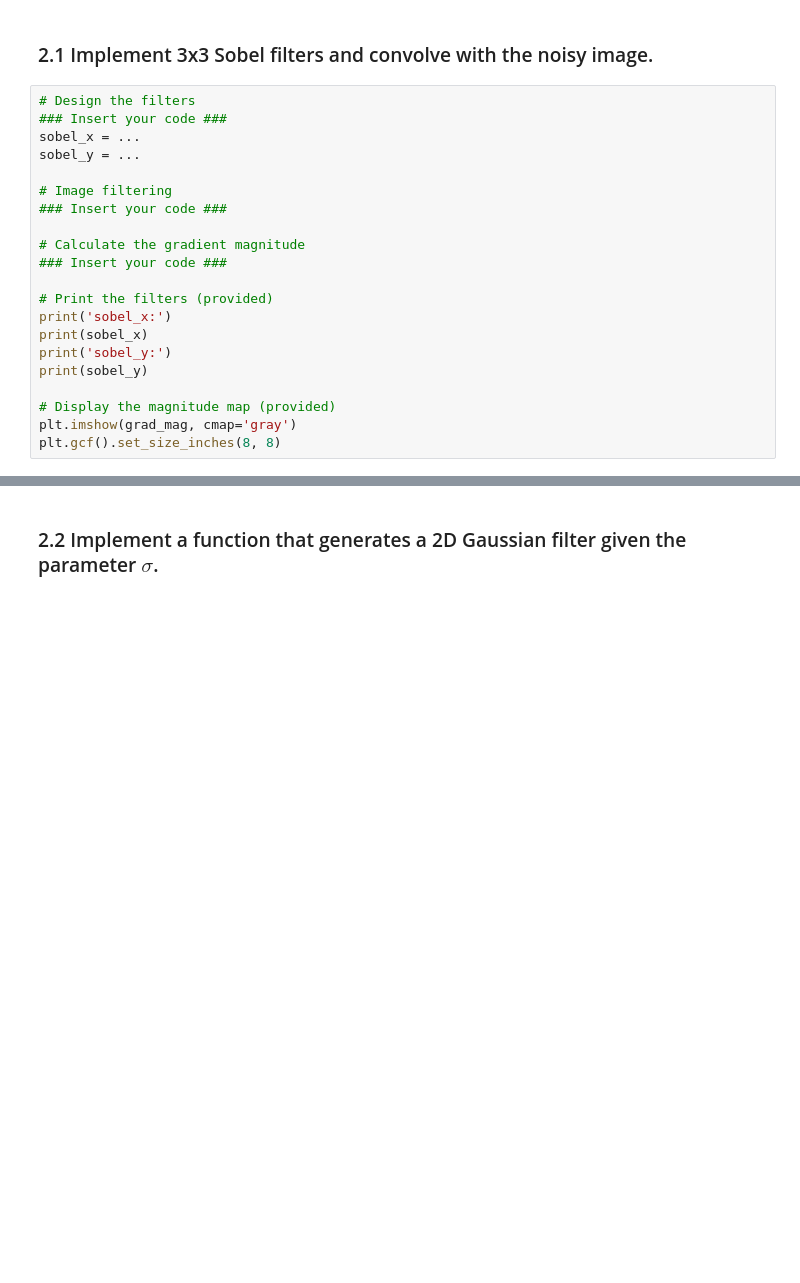
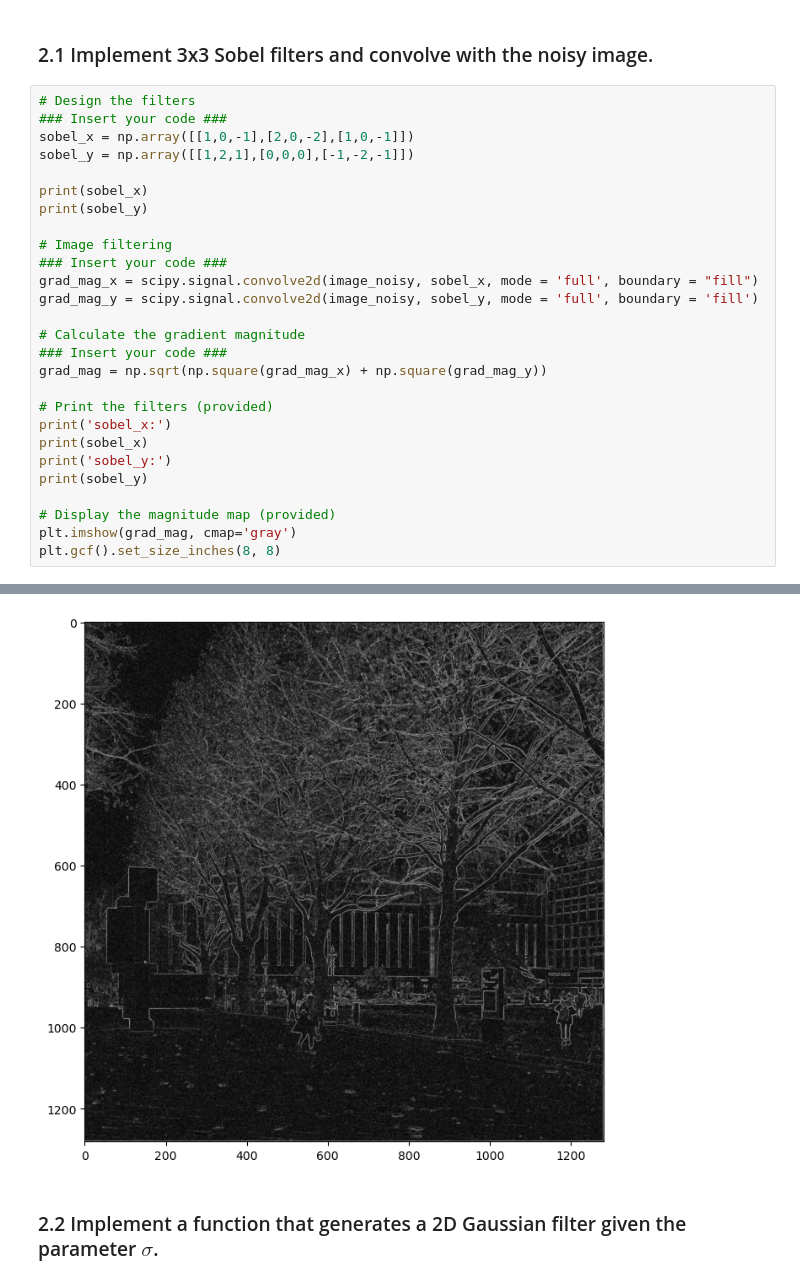
Before and after one commit to swedenfish/Com, a Jupyter notebook: coursework_01/coursework_01.ipynb, the cells around one changed output, grey strips where cells are left out. Drawn from its saved outputs; the diff is of its cells as text; blank space fills up the shorter version.

```diff
--- a/coursework_01/coursework_01.ipynb
+++ b/coursework_01/coursework_01.ipynb
@@ -127,14 +127,20 @@ Perform edge detection using Sobel filtering, as well as Gaussian + Sobel filter
 # %%
 # Design the filters
 ### Insert your code ###
-sobel_x = ...
-sobel_y = ...
+sobel_x = np.array([[1,0,-1],[2,0,-2],[1,0,-1]])
+sobel_y = np.array([[1,2,1],[0,0,0],[-1,-2,-1]])
+
+print(sobel_x)
+print(sobel_y)
 
 # Image filtering
 ### Insert your code ###
+grad_mag_x = scipy.signal.convolve2d(image_noisy, sobel_x, mode = 'full', boundary = "fill")
+grad_mag_y = scipy.signal.convolve2d(image_noisy, sobel_y, mode = 'full', boundary = 'fill')
 
 # Calculate the gradient magnitude
 ### Insert your code ###
+grad_mag = np.sqrt(np.square(grad_mag_x) + np.square(grad_mag_y))
 
 # Print the filters (provided)
 print('sobel_x:')
@@ -145,3 +151,4 @@ print(sobel_y)
 # Display the magnitude map (provided)
 plt.imshow(grad_mag, cmap='gray')
 plt.gcf().set_size_inches(8, 8)
+# %% [output]
@@ -148,3 +169,4 @@ plt.gcf().set_size_inches(8, 8)
+[figure, added]
 # %% [markdown]
 ### 2.2 Implement a function that generates a 2D Gaussian filter given the parameter $\sigma$.
 # %%
```
Also changed, not shown: parts of 2 cells of this notebook.
